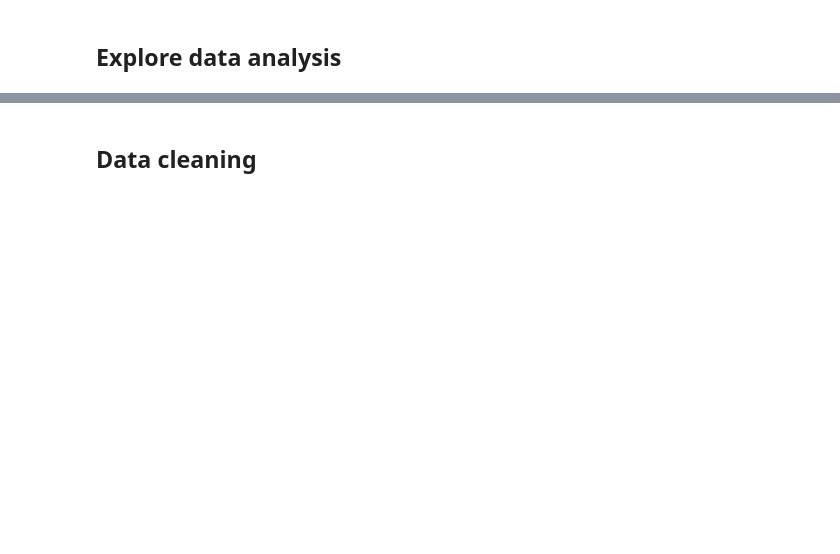
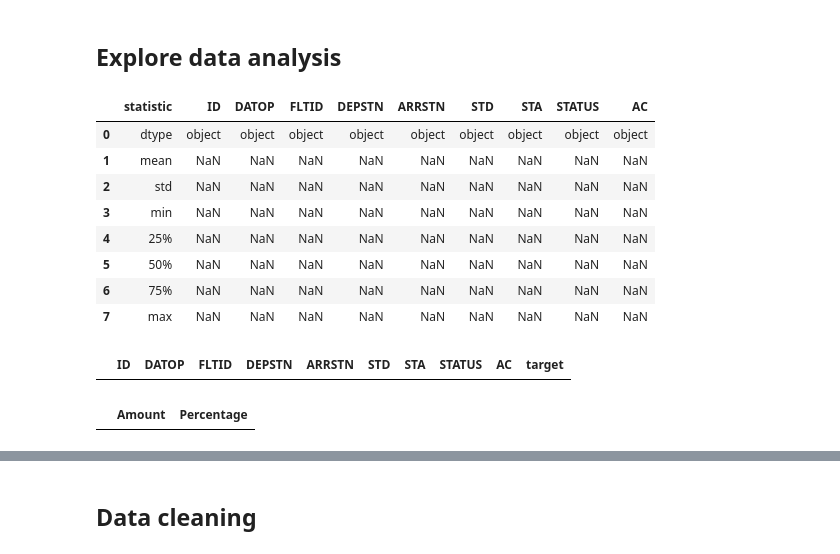
Before and after one commit to SimonBernarding/ML_project_SimonBernarding, a Jupyter notebook: EDA-and-modeling.ipynb, the cells around one changed output, grey strips where cells are left out. Saved outputs shown, nothing was run; the diff lists cells and outputs as text; code cells hidden in the pictures; blank space fills up the shorter version.

```diff
--- a/EDA-and-modeling.ipynb
+++ b/EDA-and-modeling.ipynb
@@ -36,2 +51,40 @@ from sklearn import metrics
 # %% [markdown]
 ## Explore data analysis
+# %%
+# EDA info & describe
+info = pd.concat([
+df.dtypes.to_frame().T,
+df.mean(numeric_only=True).to_frame().T,
+df.std(numeric_only=True).to_frame().T,
+df.min(numeric_only=True).to_frame().T,
+df.quantile(0.25, numeric_only=True).to_frame().T,
+df.quantile(0.5, numeric_only=True).to_frame().T,
+df.quantile(0.75, numeric_only=True).to_frame().T,
+df.max(numeric_only=True).to_frame().T,], ignore_index=True).applymap(lambda x: round(x, 1) if isinstance(x, (int, float)) else x)
+
+info.insert(0, 'statistic', ['dtype', 'mean', 'std', 'min', '25%', '50%', '75%', 'max'])
+info
+# %% [output]
+|  | statistic | ID | DATOP | FLTID | DEPSTN | ARRSTN | STD | STA | STATUS | AC |
+| 0 | dtype | object | object | object | object | object | object | object | object | object |
+| 1 | mean | NaN | NaN | NaN | NaN | NaN | NaN | NaN | NaN | NaN |
+| 2 | std | NaN | NaN | NaN | NaN | NaN | NaN | NaN | NaN | NaN |
+| 3 | min | NaN | NaN | NaN | NaN | NaN | NaN | NaN | NaN | NaN |
+| 4 | 25% | NaN | NaN | NaN | NaN | NaN | NaN | NaN | NaN | NaN |
+| 5 | 50% | NaN | NaN | NaN | NaN | NaN | NaN | NaN | NaN | NaN |
+| 6 | 75% | NaN | NaN | NaN | NaN | NaN | NaN | NaN | NaN | NaN |
+| 7 | max | NaN | NaN | NaN | NaN | NaN | NaN | NaN | NaN | NaN |
+# %%
+# EDA duplicates
+duplicates = df.duplicated().sum()
+duplicate_percentage = round((duplicates / df.shape[0]) * 100, 1)
+df[df.duplicated(keep=False)].head(10)
+# %% [output]
+|  | ID | DATOP | FLTID | DEPSTN | ARRSTN | STD | STA | STATUS | AC | target |
+# %%
+# EDA NaNs
+missing = pd.DataFrame(df.isnull().sum(), columns=['Amount'])
+missing['Percentage'] = round((missing['Amount']/df.shape[0]) * 100, 1)
+missing[missing['Amount'] != 0]
+# %% [output]
+|  | Amount | Percentage |
```
Also changed, not shown: parts of 12 cells of this notebook.
